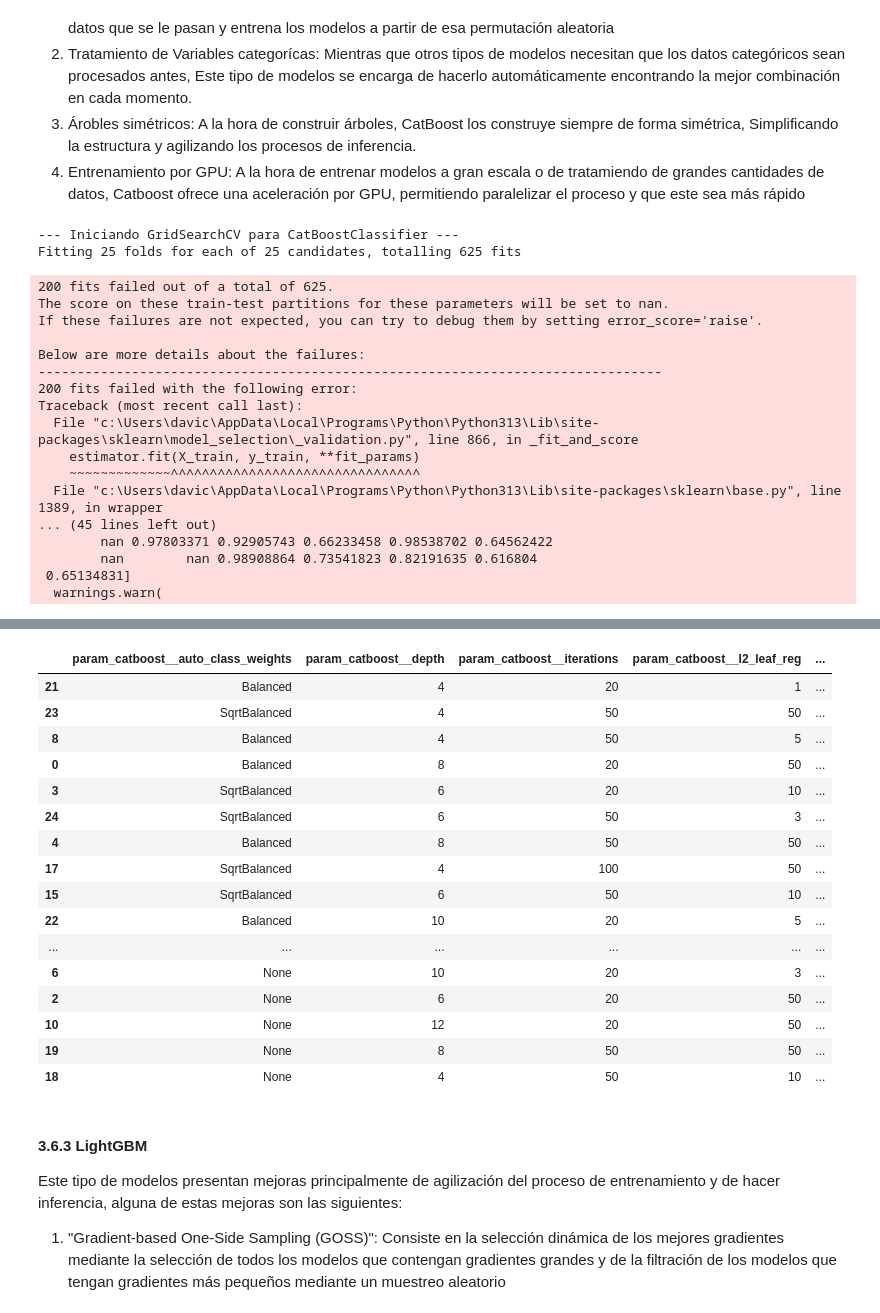
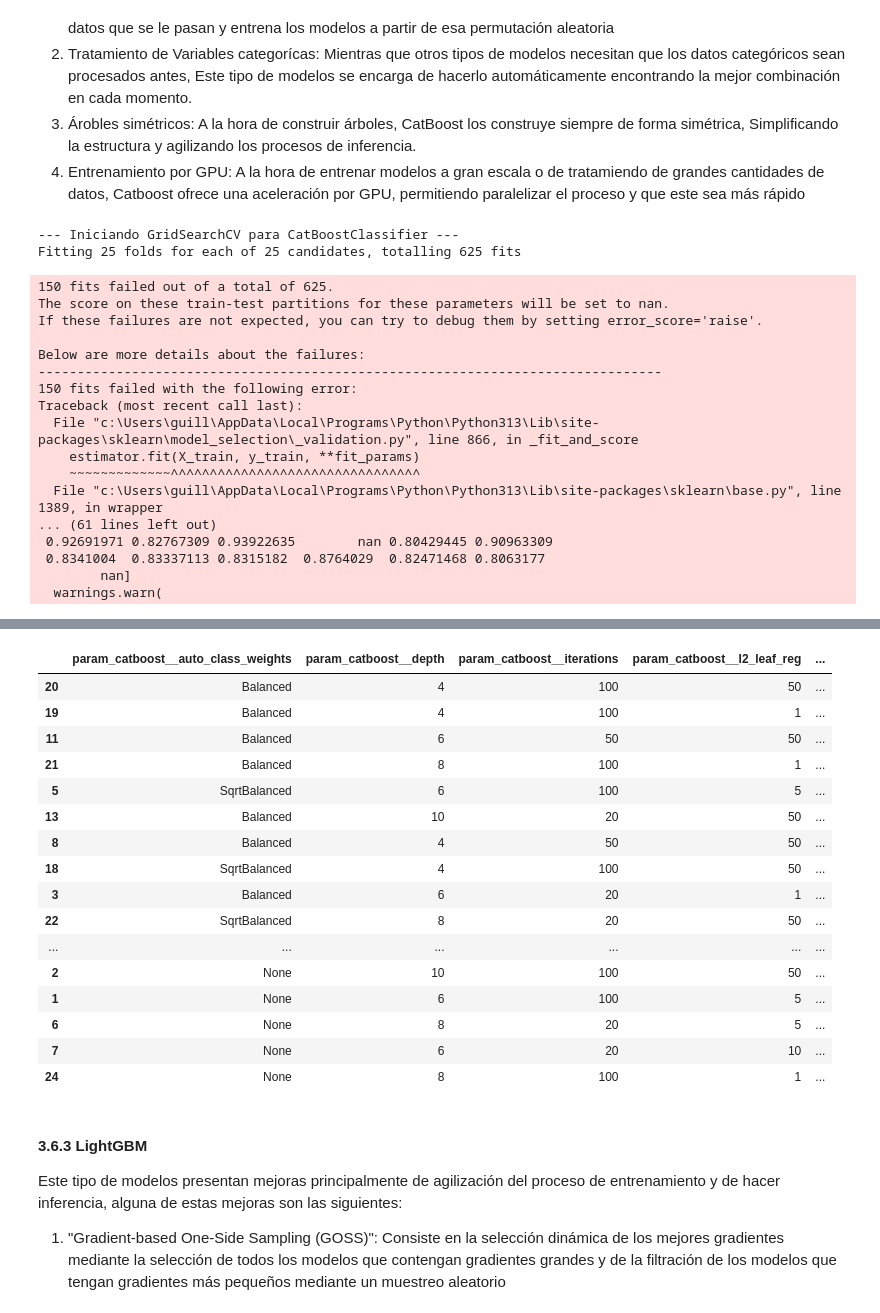
Before and after one commit to GuillermoMorcillo/Practica1Mineria, a Jupyter notebook: Práctica 2 - Aprendizaje y selección de modelos de clasificación.ipynb, the cells around one changed output, grey strips where cells are left out. Drawn from its saved outputs; the diff is of its cells as text; code cells hidden in the pictures.

```diff
--- a/Práctica 2 - Aprendizaje y selección de modelos de clasificación.ipynb
+++ b/Práctica 2 - Aprendizaje y selección de modelos de clasificación.ipynb
@@ -568,7 +574,7 @@ def cruce_bach_area(df):
 cruce = FunctionTransformer(cruce_bach_area)
 
 
-# --- 3) Nota S1 relativa a su titulación ---
+# Nota S1 relativa a su titulación ---
 class NotaRelativa(BaseEstimator, TransformerMixin):
     def __init__(self, col="nota_s1", grupo="titulacion"):
         self.col = col
@@ -593,19 +599,33 @@ transform_pipeline_v2 = Pipeline(
     + transform_pipeline.steps #pipeline original
 )
 
+
+def meses_relativos(df): #Calculo fracción máxima de su año de cuantos meses han estado (Sobre 6 para <2018 y 12 para posteriores)
+                        # para ver si cuanto % del año está
+    df = df.copy()
+    anio = df["id"].str.split("-").str[1] #Saca años
+    maximo = df["meses_matriculado"].groupby(anio).transform("max") #Agrupa en función de cuantos años ha estado y pilla el máximo
+    df["periodo_completo"] = (df["meses_matriculado"] == maximo).astype(int) #Te pone si ha estado todo
+    df["meses_matriculado"] = df["meses_matriculado"] / maximo #Esto da cuanto tiempo relativo (Sobre 6 o 12) tiene de matriculado
+    return df #Si se separan tratan pro separado, pues funciona mejor
+
+meses_tf = FunctionTransformer(meses_relativos)
+
+
 cols_te = ["titulacion_detalle", "bach_area"] #preprocesador
 
 preprocessor_v2 = ColumnTransformer([
     ("num", num_pipe, make_column_selector(dtype_include=np.number)), #Si es numérica, num_pipe imputa y escala
     ("cat", cat_pipe, make_column_selector( #Si es categórica, imputa y oneHot
         dtype_exclude=np.number,
-        pattern=r"^(?!titulacion_detalle$|bach_area$).*")), #Esto es una movida de Claudio, pero funciona
+        pattern=r"^(?!titulacion_detalle$|bach_area$).*")), #Esto es una movida, pero funciona
                                                             #cualquier nombre de columna, salvo esos dos
     ("te", TargetEncoder(target_type="binary", random_state=42), cols_te), #Juntamos aquí los bachis y tal con targetEncoder
 ])
 
 full_pipeline_v2 = Pipeline([
     ("info_tit", info_tit),
+    ("meses", meses_tf),
     ("clean", clean_pipeline),
     ("transform", transform_pipeline_v2),
     ("pre", preprocessor_v2),
@@ -651,7 +671,10 @@ cv_strategy = RepeatedStratifiedKFold(
 scoring_metric = {
     "accuracy": make_scorer(accuracy_score),
     "f1": make_scorer(f1_score),
-    "recall": make_scorer(recall_score)
+    "recall": make_scorer(recall_score),
+    #Estos 2 son modelos independientes del umbral
+    # "ap": "average_precision", #Cada busqueda elige su mejor combinacion por ap
+    # "auc": "roc_auc",
 }
 # %%
 from sklearn.model_selection import RandomizedSearchCV
@@ -1379,7 +1403,8 @@ catboost_pipeline = Pipeline([
 
 catboost_param_distributions = {
     "catboost__depth":[4,6,8,10,12],
-    "catboost__learning_rate":uniform(0.6, 0.4),
+    # "catboost__learning_rate":uniform(0.6, 0.4),
+    "catboost__learning_rate":uniform(0.01, 0.29),     # Rango habitual en boosting (0,01–0,30). Antes era 0,6–1,0, demasiado agresivo
     'catboost__iterations': [20, 50, 100],
     'catboost__l2_leaf_reg': [1,3,5,10,50],
     'catboost__auto_class_weights': [None,'Balanced', 'SqrtBalanced']
@@ -1399,20 +1424,20 @@ best_catboost_model = catboost_search_results.best_estimator_
 # %% [output]
 --- Iniciando GridSearchCV para CatBoostClassifier ---
 Fitting 25 folds for each of 25 candidates, totalling 625 fits
-200 fits failed out of a total of 625.
+150 fits failed out of a total of 625.
 The score on these train-test partitions for these parameters will be set to nan.
 If these failures are not expected, you can try to debug them by setting error_score='raise'.
 
 Below are more details about the failures:
 --------------------------------------------------------------------------------
-200 fits failed with the following error:
+150 fits failed with the following error:
 Traceback (most recent call last):
-  File "c:\Users\davic\AppData\Local\Programs\Python\Python313\Lib\site-packages\sklearn\model_selection\_validation.py", line 866, in _fit_and_score
+  File "c:\Users\guill\AppData\Local\Programs\Python\Python313\Lib\site-packages\sklearn\model_selection\_validation.py", line 866, in _fit_and_score
     estimator.fit(X_train, y_train, **fit_params)
     ~~~~~~~~~~~~~^^^^^^^^^^^^^^^^^^^^^^^^^^^^^^^^
-  File "c:\Users\davic\AppData\Local\Programs\Python\Python313\Lib\site-packages\sklearn\base.py", line 1389, in wrapper
-... (45 lines left out)
-        nan 0.97803371 0.92905743 0.66233458 0.98538702 0.64562422
-        nan        nan 0.98908864 0.73541823 0.82191635 0.616804
- 0.65134831]
+  File "c:\Users\guill\AppData\Local\Programs\Python\Python313\Lib\site-packages\sklearn\base.py", line 1389, in wrapper
+... (61 lines left out)
+ 0.92691971 0.82767309 0.93922635        nan 0.80429445 0.90963309
+ 0.8341004  0.83337113 0.8315182  0.8764029  0.82471468 0.8063177
+        nan]
   warnings.warn(
@@ -1434,22 +1459,22 @@ Mejor Puntuación Media CV (f1): 0.5935
 
 Resumen de Resultados GridSearchCV para CatBoostClassifier:
 |  | param_catboost__auto_class_weights | param_catboost__depth | param_catboost__iterations | param_catboost__l2_leaf_reg | ... |
-| 21 | Balanced | 4 | 20 | 1 | ... |
-| 23 | SqrtBalanced | 4 | 50 | 50 | ... |
-| 8 | Balanced | 4 | 50 | 5 | ... |
-| 0 | Balanced | 8 | 20 | 50 | ... |
-| 3 | SqrtBalanced | 6 | 20 | 10 | ... |
-| 24 | SqrtBalanced | 6 | 50 | 3 | ... |
-| 4 | Balanced | 8 | 50 | 50 | ... |
-| 17 | SqrtBalanced | 4 | 100 | 50 | ... |
-| 15 | SqrtBalanced | 6 | 50 | 10 | ... |
-| 22 | Balanced | 10 | 20 | 5 | ... |
+| 20 | Balanced | 4 | 100 | 50 | ... |
+| 19 | Balanced | 4 | 100 | 1 | ... |
+| 11 | Balanced | 6 | 50 | 50 | ... |
+| 21 | Balanced | 8 | 100 | 1 | ... |
+| 5 | SqrtBalanced | 6 | 100 | 5 | ... |
+| 13 | Balanced | 10 | 20 | 50 | ... |
+| 8 | Balanced | 4 | 50 | 50 | ... |
+| 18 | SqrtBalanced | 4 | 100 | 50 | ... |
+| 3 | Balanced | 6 | 20 | 1 | ... |
+| 22 | SqrtBalanced | 8 | 20 | 50 | ... |
 | ... | ... | ... | ... | ... | ... |
-| 6 | None | 10 | 20 | 3 | ... |
-| 2 | None | 6 | 20 | 50 | ... |
-| 10 | None | 12 | 20 | 50 | ... |
-| 19 | None | 8 | 50 | 50 | ... |
-| 18 | None | 4 | 50 | 10 | ... |
+| 2 | None | 10 | 100 | 50 | ... |
+| 1 | None | 6 | 100 | 5 | ... |
+| 6 | None | 8 | 20 | 5 | ... |
+| 7 | None | 6 | 20 | 10 | ... |
+| 24 | None | 8 | 100 | 1 | ... |
 # %% [markdown]
 #### 3.6.3 LightGBM
 
```
Also changed, not shown: parts of 22 cells of this notebook, 8 other files.
